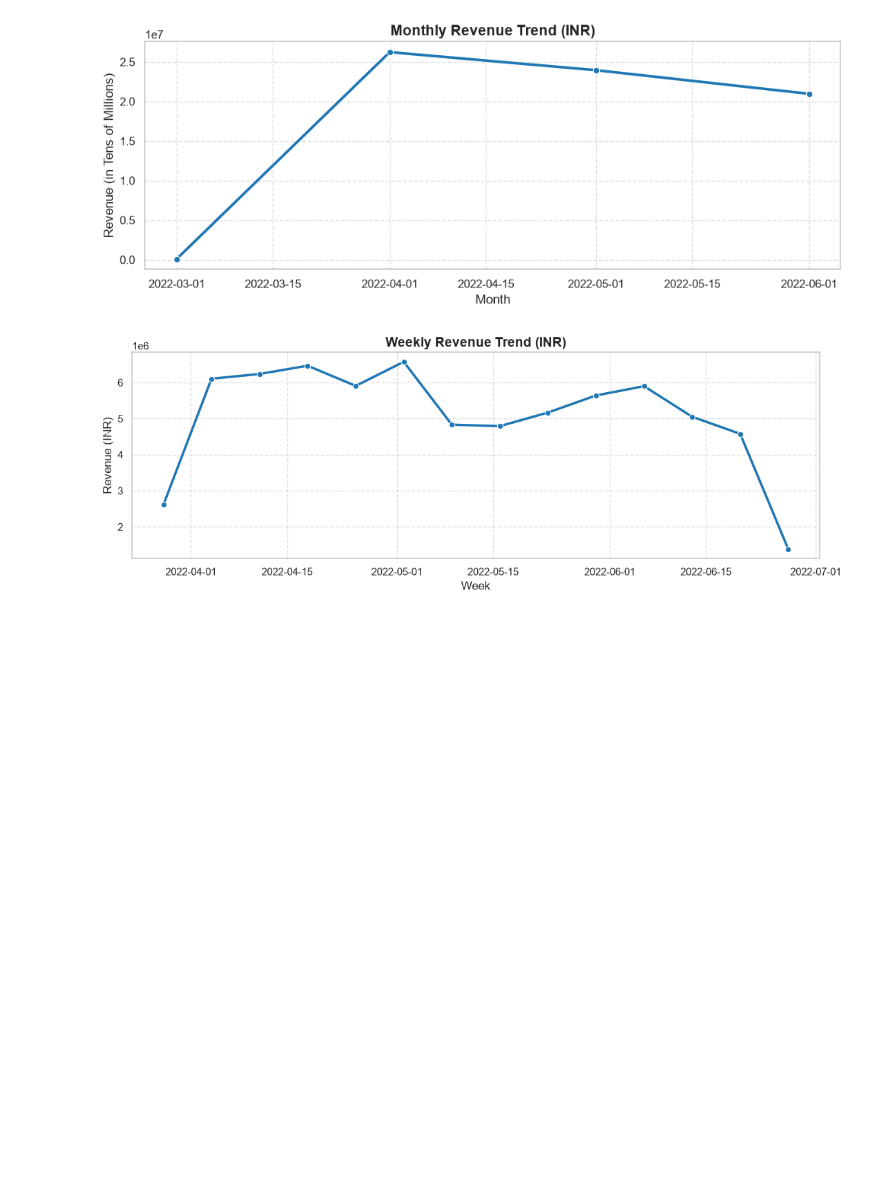
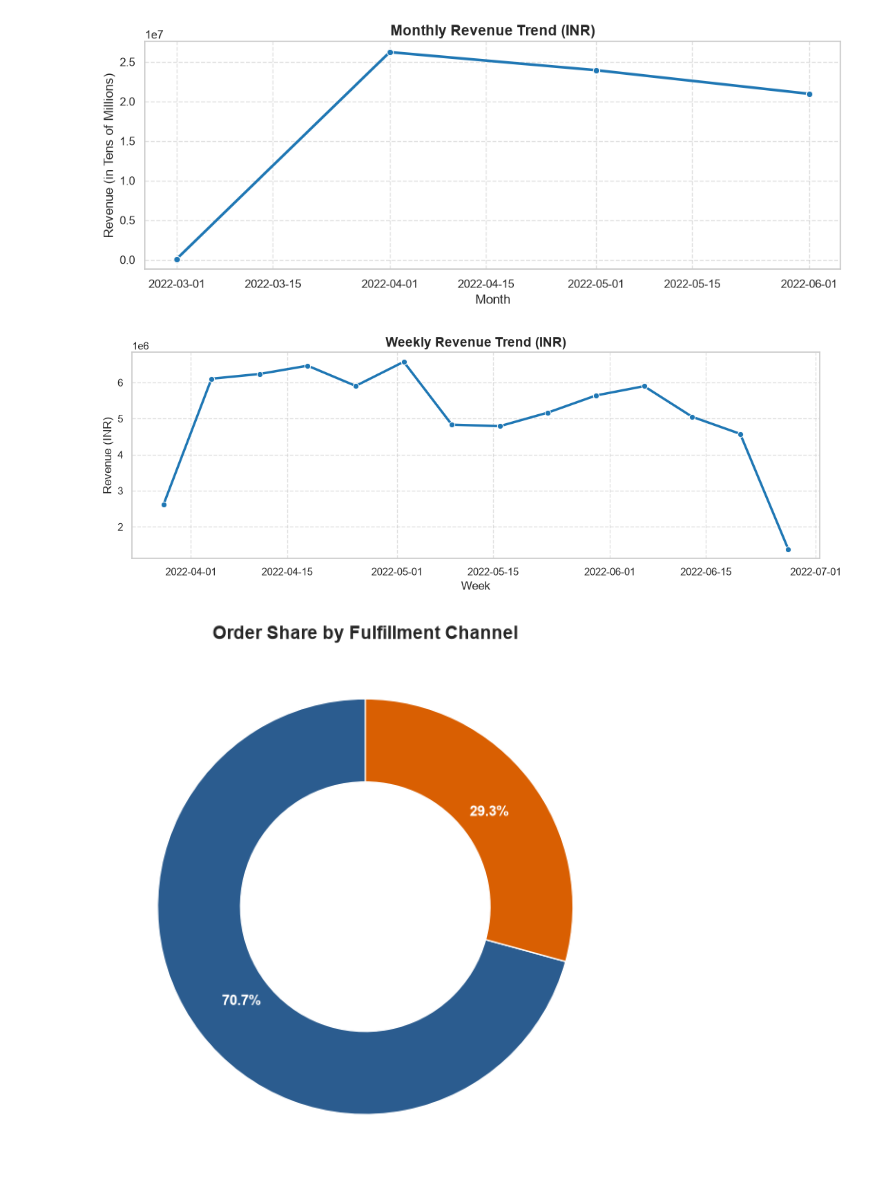
Before and after one commit to GreedIsGoody/e-commerce-amazon, a Jupyter notebook: notebook/first.ipynb, the cells around one changed output. Drawn from its saved outputs; the diff is of its cells as text; code cells hidden in the pictures; blank space fills up the shorter version.

Commit message:
feat: fba vs fbm graph

```diff
--- a/notebook/first.ipynb
+++ b/notebook/first.ipynb
@@ -111,3 +111,34 @@ plt.tight_layout()
 plt.show()
 # %% [output]
 [figure]
+# %%
+query_fulfilement = """
+SELECT
+    fulfilment,
+    COUNT(order_id) AS total_orders
+FROM amazon_sales
+WHERE status NOT IN ('Cancelled', 'Pending')
+GROUP BY fulfilment;
+"""
+
+df_ful = pd.read_sql(query_fulfilement, engine)
+
+plt.figure(figsize=(6, 6))
+colors = ['#2b5c8f', '#d95f02']
+
+plt.pie(
+    df_ful['total_orders'],
+    labels=df_ful['fulfilment'],
+    autopct='%1.1f%%',
+    pctdistance=0.75,
+    textprops={'color': 'white', 'weight': 'bold', 'fontsize': 11},
+    startangle=90,
+    colors=colors,
+    wedgeprops=dict(width=0.4, edgecolor='w')
+)
+
+plt.title('Order Share by Fulfillment Channel', fontsize=14, fontweight='bold')
+plt.tight_layout()
+plt.show()
+# %% [output]
+[figure, added]
```
